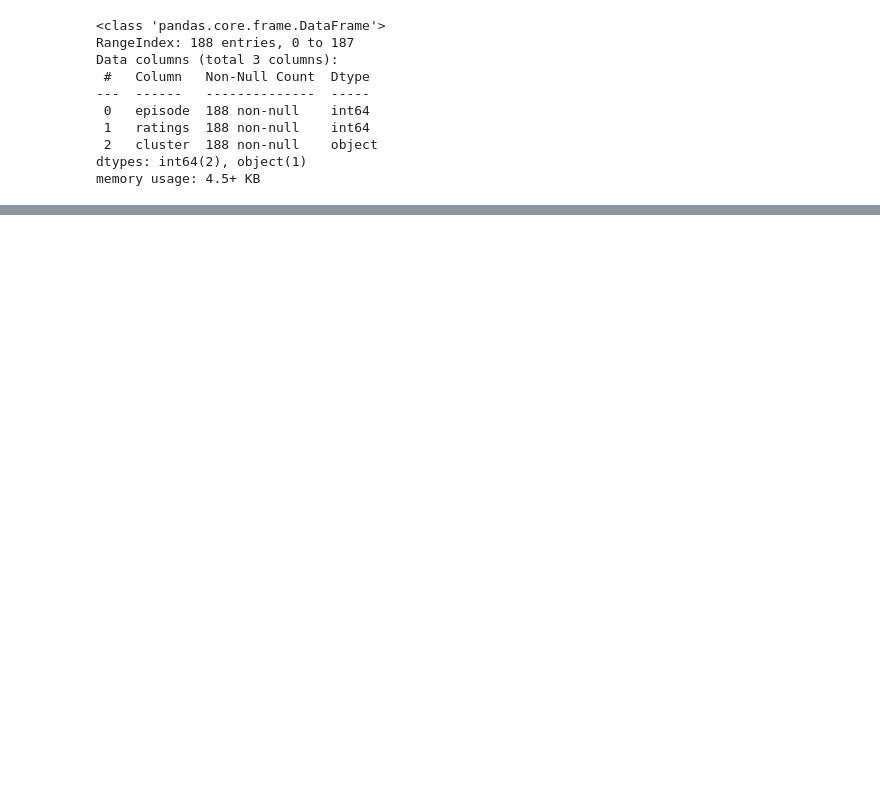
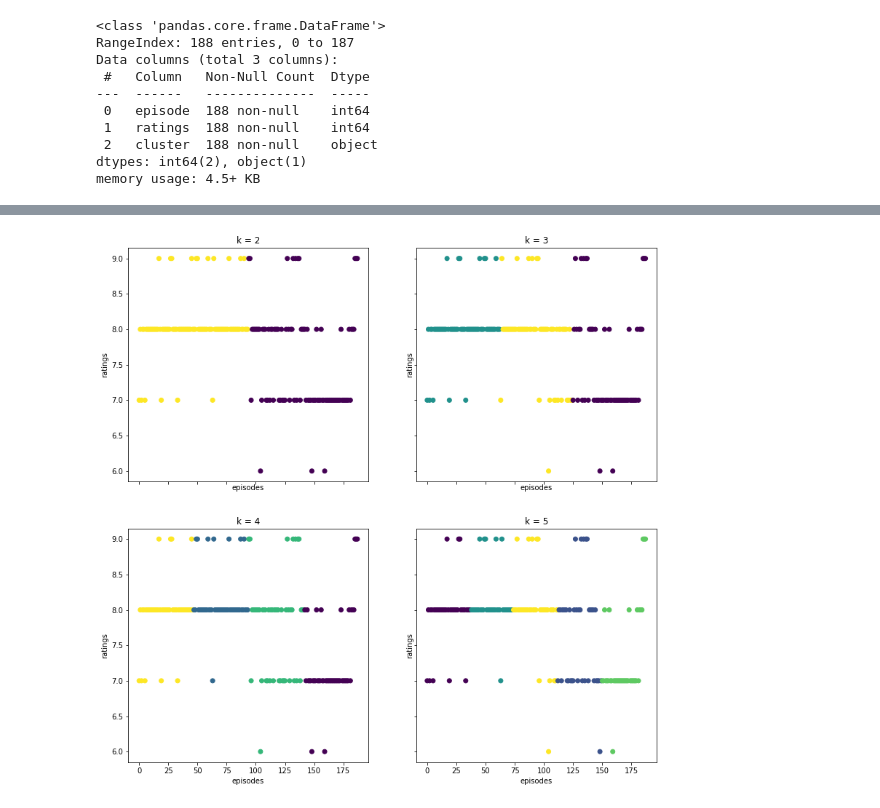
Before and after one commit to jamesallen0351/the_office, a Jupyter notebook: office_scratchpad.ipynb, the cells around one changed output, grey strips where cells are left out. Cells and saved outputs as stored; diff of their text form; code cells hidden in the pictures; blank space fills up the shorter version.

Commit message:
add cluster subplots to scratchpad

```diff
--- a/office_scratchpad.ipynb
+++ b/office_scratchpad.ipynb
@@ -655,0 +656,9 @@ with plt.style.context('seaborn-whitegrid'):
+# %%
+fig, axs = plt.subplots(2, 2, figsize=(13, 13), sharex=True, sharey=True)
+
+for ax, k in zip(axs.ravel(), range(2, 6)):
+    clusters = KMeans(k).fit(X).predict(X)
+    ax.scatter(X.episode, X.ratings, c=clusters)
+    ax.set(title='k = {}'.format(k), xlabel='episodes', ylabel='ratings')
+# %% [output]
+[figure, added]
```
Also changed, not shown: parts of 11 cells of this notebook.
